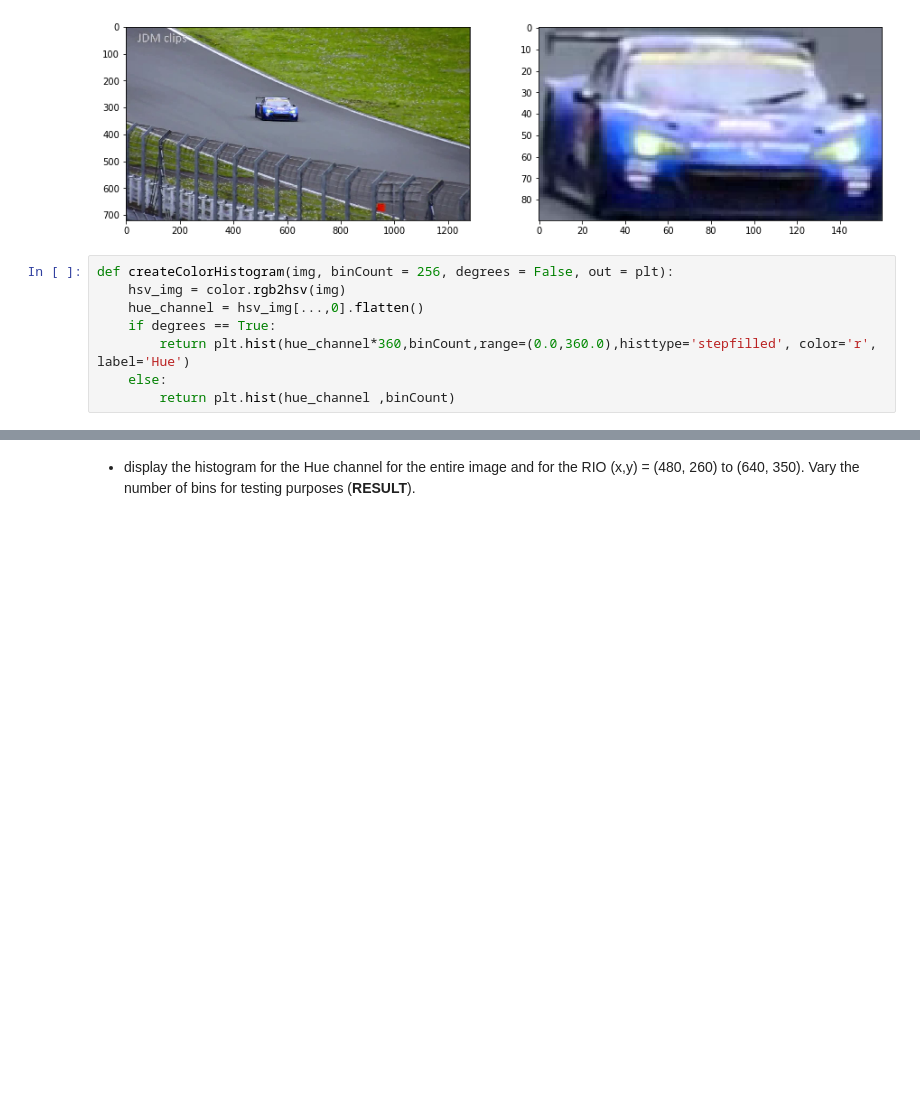
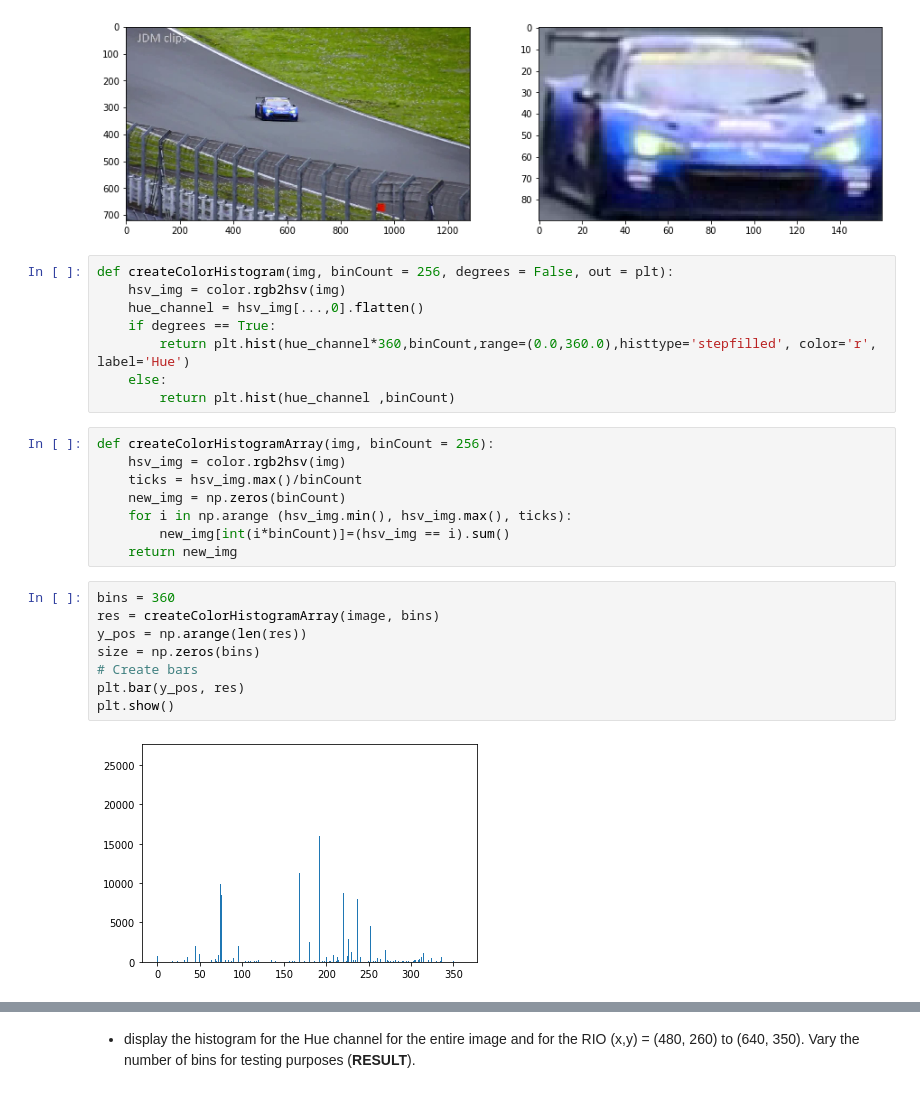
Before and after one commit to AbdBarho/CV19-20, a Jupyter notebook: 03a_CAMSHIFT.ipynb, the cells around one changed output, grey strips where cells are left out. Cells and saved outputs as stored; diff of their text form; blank space fills up the shorter version.

```diff
--- a/03a_CAMSHIFT.ipynb
+++ b/03a_CAMSHIFT.ipynb
@@ -50,3 +50,21 @@ def createColorHistogram(img, binCount = 256, degrees = False, out = plt):
         return plt.hist(hue_channel*360,binCount,range=(0.0,360.0),histtype='stepfilled', color='r', label='Hue')
     else:
         return plt.hist(hue_channel ,binCount)
+# %%
+def createColorHistogramArray(img, binCount = 256):
+    hsv_img = color.rgb2hsv(img)
+    ticks = hsv_img.max()/binCount
+    new_img = np.zeros(binCount)
+    for i in np.arange (hsv_img.min(), hsv_img.max(), ticks):
+        new_img[int(i*binCount)]=(hsv_img == i).sum()
+    return new_img
+# %%
+bins = 360
+res = createColorHistogramArray(image, bins)
+y_pos = np.arange(len(res))
+size = np.zeros(bins)
+# Create bars
+plt.bar(y_pos, res)
+plt.show()
+# %% [output]
+[figure, added]
```
Also changed, not shown: parts of 11 cells of this notebook.
